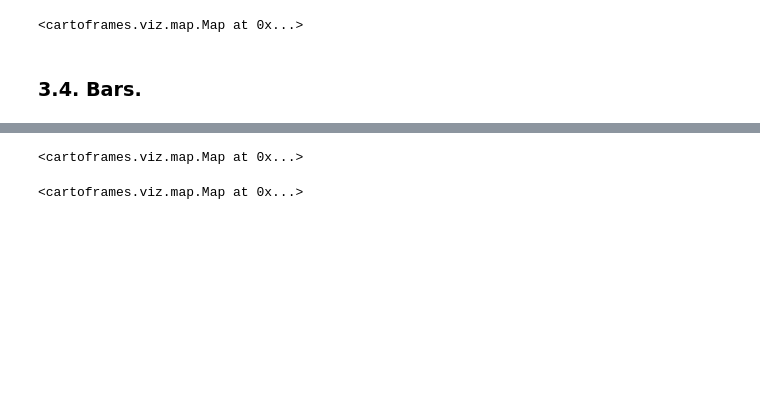
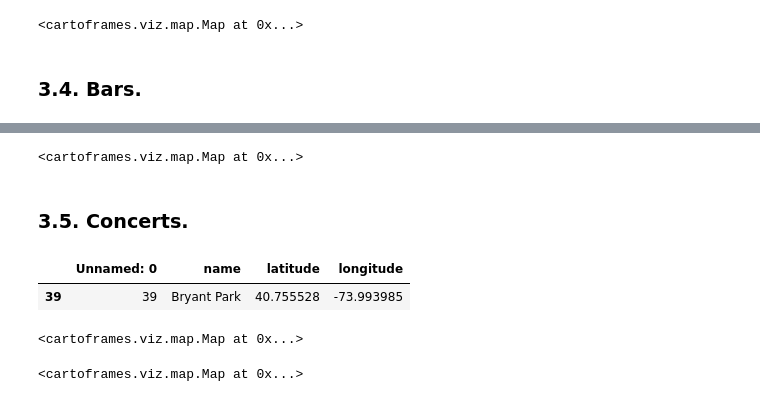
Before and after one commit to imalanz/RockAI_Studio, a Jupyter notebook: Graphing.ipynb, the cells around one changed output, grey strips where cells are left out. Drawn from its saved outputs; the diff is of its cells as text; code cells hidden in the pictures; blank space fills up the shorter version.

```diff
--- a/Graphing.ipynb
+++ b/Graphing.ipynb
@@ -156,14 +148,12 @@ bars = gpd.GeoDataFrame(bars, geometry=gpd.points_from_xy(bars["longitude"], sta
-# %%
-Map(Layer(bars, "color:yellow", popup_hover=[popup_element("name", "schools")]))
-# %% [output]
-<cartoframes.viz.map.Map at 0x...>
-# %%
-Map([
-    Layer(music_points, "color:orange", popup_hover=[popup_element("name", "Startups")]),
-    Layer(starbucks, "color:green", popup_hover=[popup_element("name")]),
-    Layer(startups, "color:purple", popup_hover=[popup_element("name", "Startups")]),
-    Layer(schools, "color:blue", popup_hover=[popup_element("name", "schools")]),
-    Layer(bars, "color:yellow", popup_hover=[popup_element("name", "schools")])
-])
-# %% [output]
-<cartoframes.viz.map.Map at 0x...>
+# %%
+Map(Layer(bars, basic_style(size=15, opacity=10, color="#edbb8a"), legends=default_legend("bars")))
+# %% [output]
+<cartoframes.viz.map.Map at 0x...>
+# %% [markdown]
+### 3.5. Concerts.
+# %%
+concerts = pd.read_csv("..\GeoSpatialData_proy3\csv\\concerts_newyork.csv")
+concerts.sample()
+# %% [output]
+|  | Unnamed: 0 | name | latitude | longitude |
+| 39 | 39 | Bryant Park | 40.755528 | -73.993985 |
@@ -169,0 +162,14 @@ Map([
+# %%
+Map(Layer(concert, basic_style(size=15, opacity=10, color="#de8a5a"), legends=default_legend("concerts")))
+# %% [output]
+<cartoframes.viz.map.Map at 0x...>
+# %%
+from palettable.cartocolors.diverging import Geyser_7
+Map([Layer(music_points, basic_style(size=15, opacity=10, color="#008080"),legends=default_legend('music')),
+    Layer(starbucks, basic_style(size=15, opacity=10, color="#70a494"), legends=default_legend("starbucks")),
+    Layer(startups, basic_style(size=15, opacity=10, color="#b4c8a8"), legends=default_legend("Startups")),
+    Layer(schools, basic_style(size=15, opacity=10, color="#f6edbd"), legends=default_legend("schools")),
+    Layer(bars, basic_style(size=15, opacity=10, color="#edbb8a"), legends=default_legend("bars")),
+    Layer(concert, basic_style(size=15, opacity=10, color="#de8a5a"), legends=default_legend("concerts"))], layer_selector=True)
+# %% [output]
+<cartoframes.viz.map.Map at 0x...>
```
Also changed, not shown: parts of 20 cells of this notebook, 5 other files.
